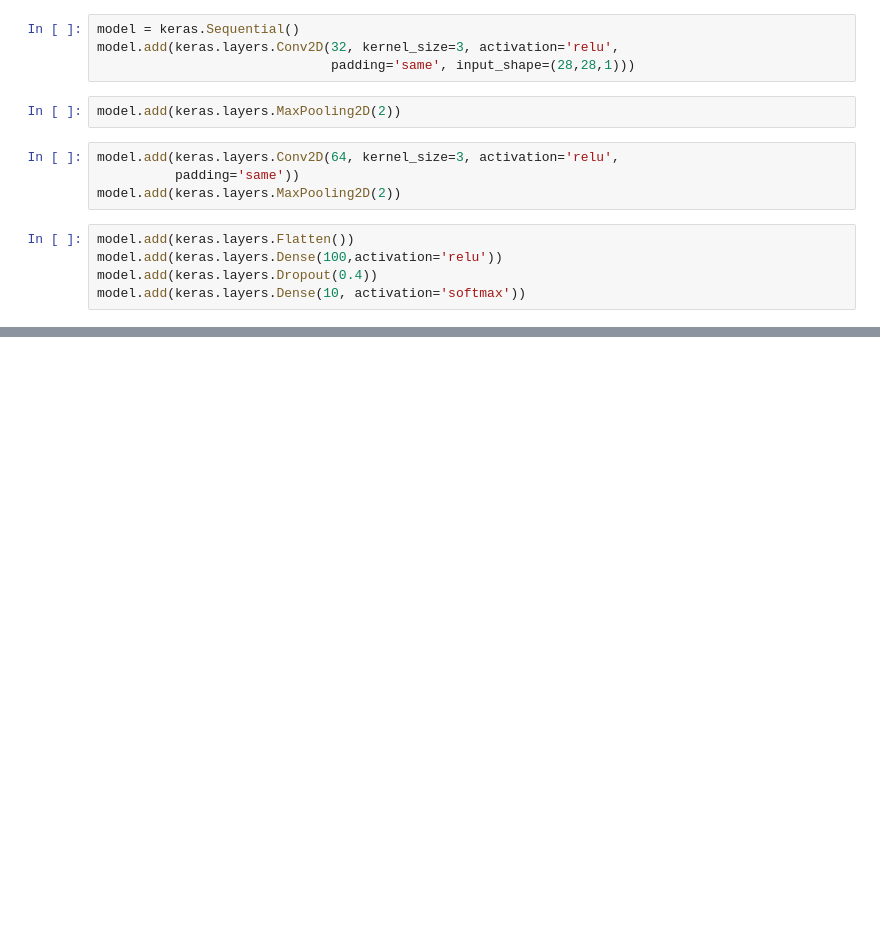
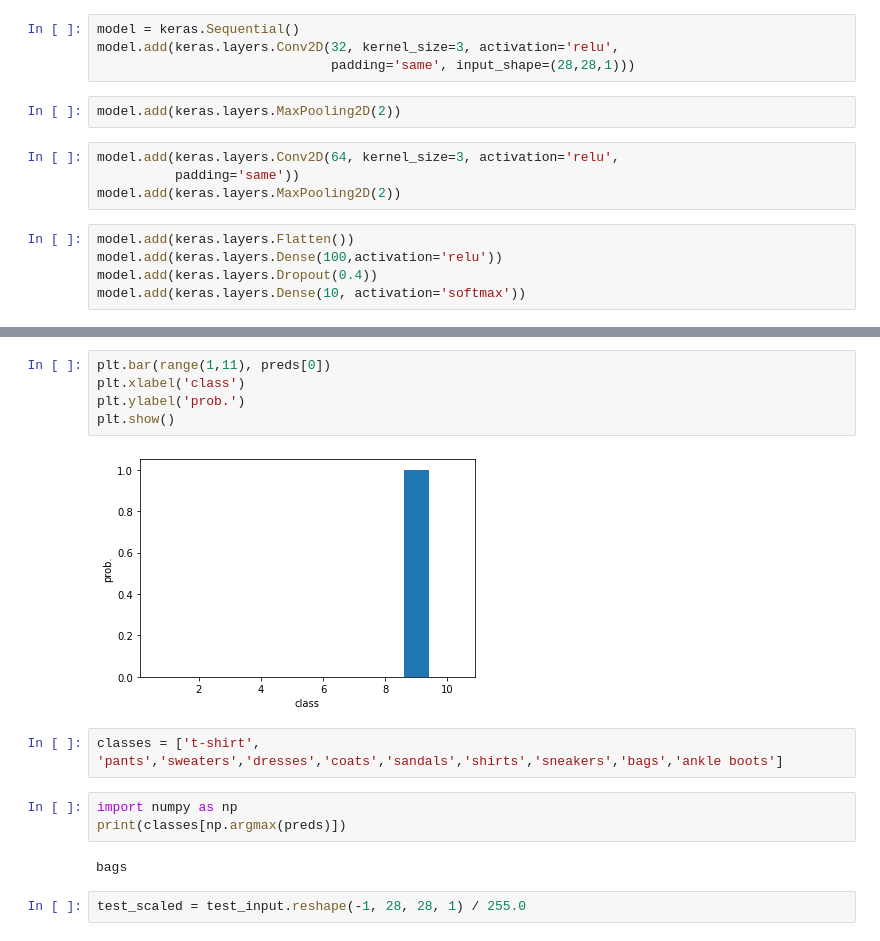
Before and after one commit to newjoseph/HG_MLDL, a Jupyter notebook: 8_2Conv2DImageClassification.ipynb, the cells around one changed output, grey strips where cells are left out. Drawn from its saved outputs; the diff is of its cells as text; blank space fills up the shorter version.

```diff
--- a/8_2Conv2DImageClassification.ipynb
+++ b/8_2Conv2DImageClassification.ipynb
@@ -51,0 +116,16 @@ keras.utils.plot_model(model, show_shapes=True,
+# %%
+plt.bar(range(1,11), preds[0])
+plt.xlabel('class')
+plt.ylabel('prob.')
+plt.show()
+# %% [output]
+[figure, added]
+# %%
+classes = ['t-shirt', 'pants','sweaters','dresses','coats','sandals','shirts','sneakers','bags','ankle boots']
+# %%
+import numpy as np
+print(classes[np.argmax(preds)])
+# %% [output]
+bags
+# %%
+test_scaled = test_input.reshape(-1, 28, 28, 1) / 255.0
```
Also changed, not shown: parts of 11 cells of this notebook.
